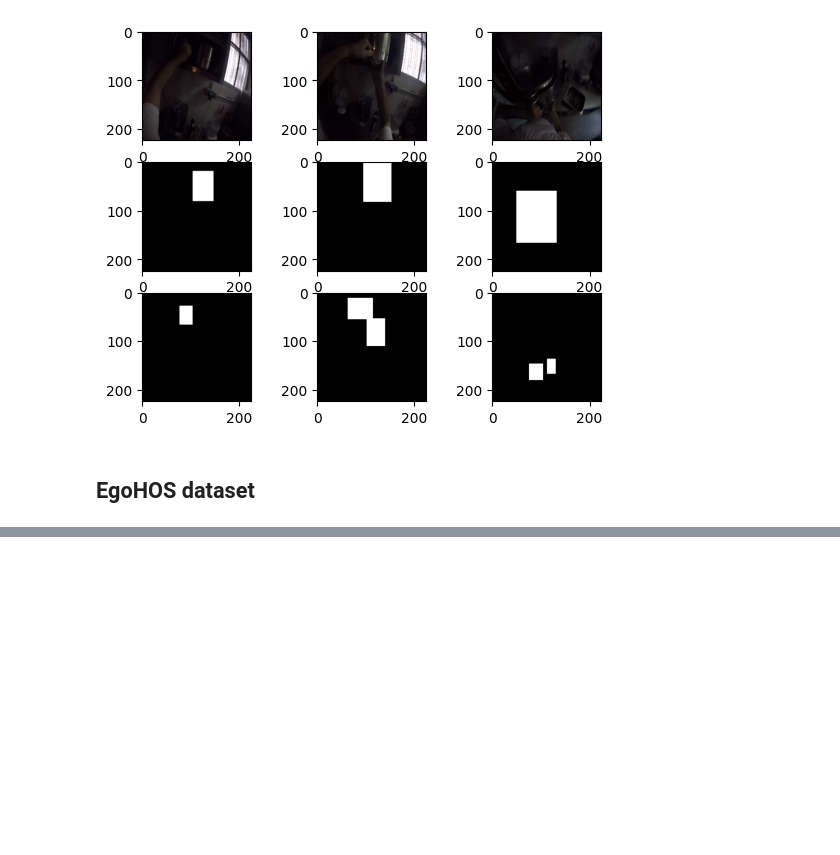
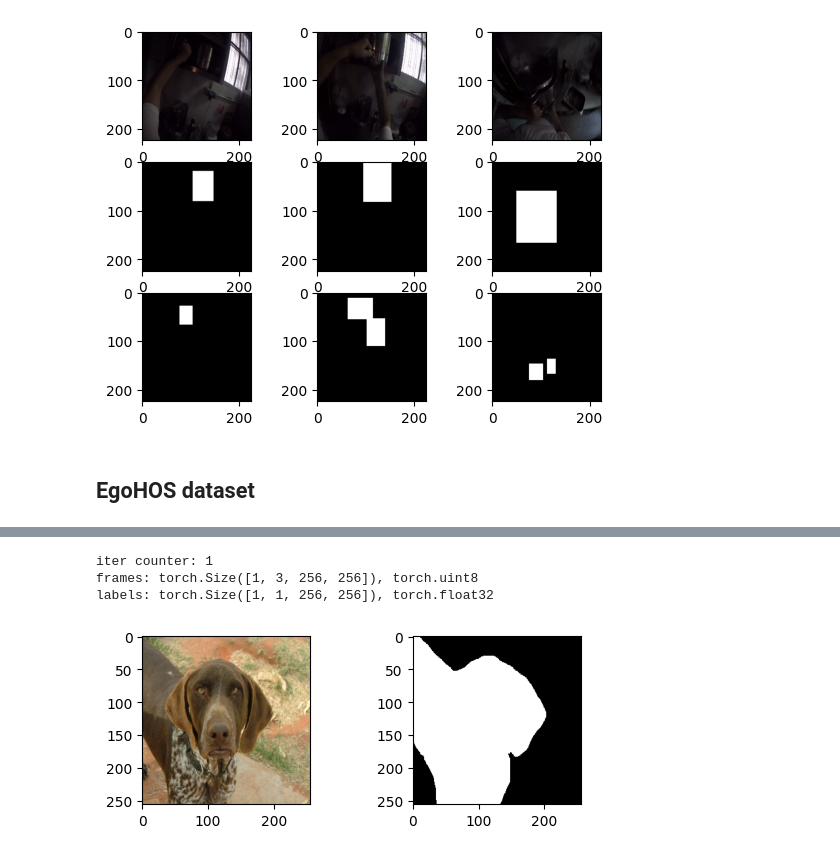
Before and after one commit to pasca-l/hands-and-objects, a Jupyter notebook: objectness_classification/datasets/EDA.ipynb, the cells around one changed output, grey strips where cells are left out. Drawn from its saved outputs; the diff is of its cells as text; code cells hidden in the pictures; blank space fills up the shorter version.

```diff
--- a/objectness_classification/datasets/EDA.ipynb
+++ b/objectness_classification/datasets/EDA.ipynb
@@ -174,0 +176,45 @@ file name: ('epic_P08_10_frame_0000007651',)
+# %%
+set_seed()
+iter_counter = 0
+
+pet_dataset = ObjnessClsDataModule(
+    dataset_dir=dataset_dir,
+    dataset_mode='pet',
+    batch_size=1,
+)
+pet_dataset.setup()
+
+pet_train_dataloader = iter(pet_dataset.train_dataloader())
+# %%
+pet_frames, pet_labels = next(pet_train_dataloader)
+iter_counter += 1
+
+print(
+    f"iter counter: {iter_counter}",
+    f"frames: {pet_frames.shape}, {pet_frames.dtype}",
+    f"labels: {pet_labels.shape}, {pet_labels.dtype}",
+    sep="\n",
+)
+
+pet_img = pet_frames[0].permute(1,2,0)
+pet_mask = pet_labels[0]
+
+fig = plt.figure()
+
+fig.add_subplot(2, 2, 1)
+plt.imshow(pet_img)
+
+for cls in range(len(pet_mask)):
+    fig.add_subplot(2, 2, 2+cls)
+    plt.imshow(pet_mask[cls])
+    plt.gray()
+
+plt.show()
+
+plt.clf()
+plt.close()
+# %% [output]
+iter counter: 1
+frames: torch.Size([1, 3, 256, 256]), torch.uint8
+labels: torch.Size([1, 1, 256, 256]), torch.float32
+[figure, added]
```
Also changed, not shown: parts of 4 cells of this notebook, 5 other files.
